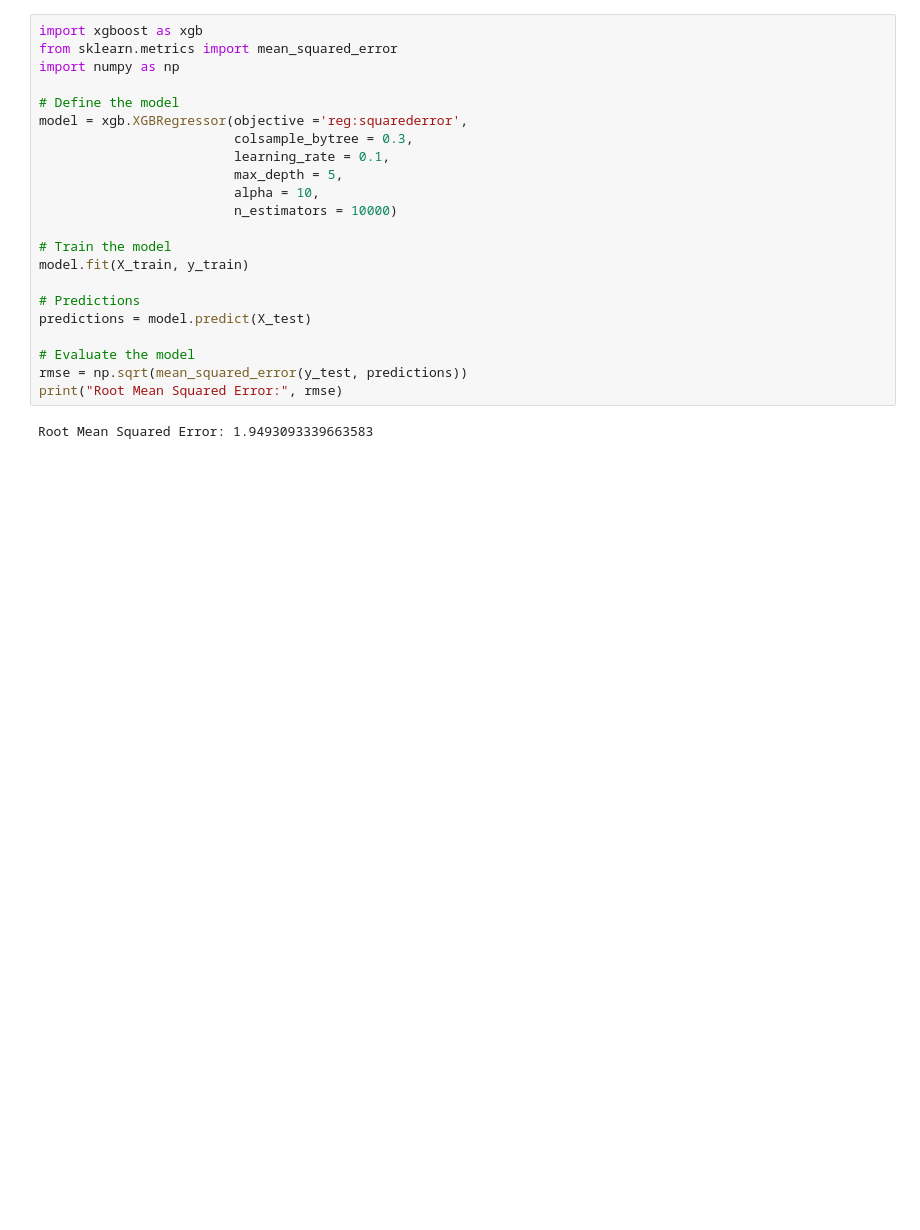
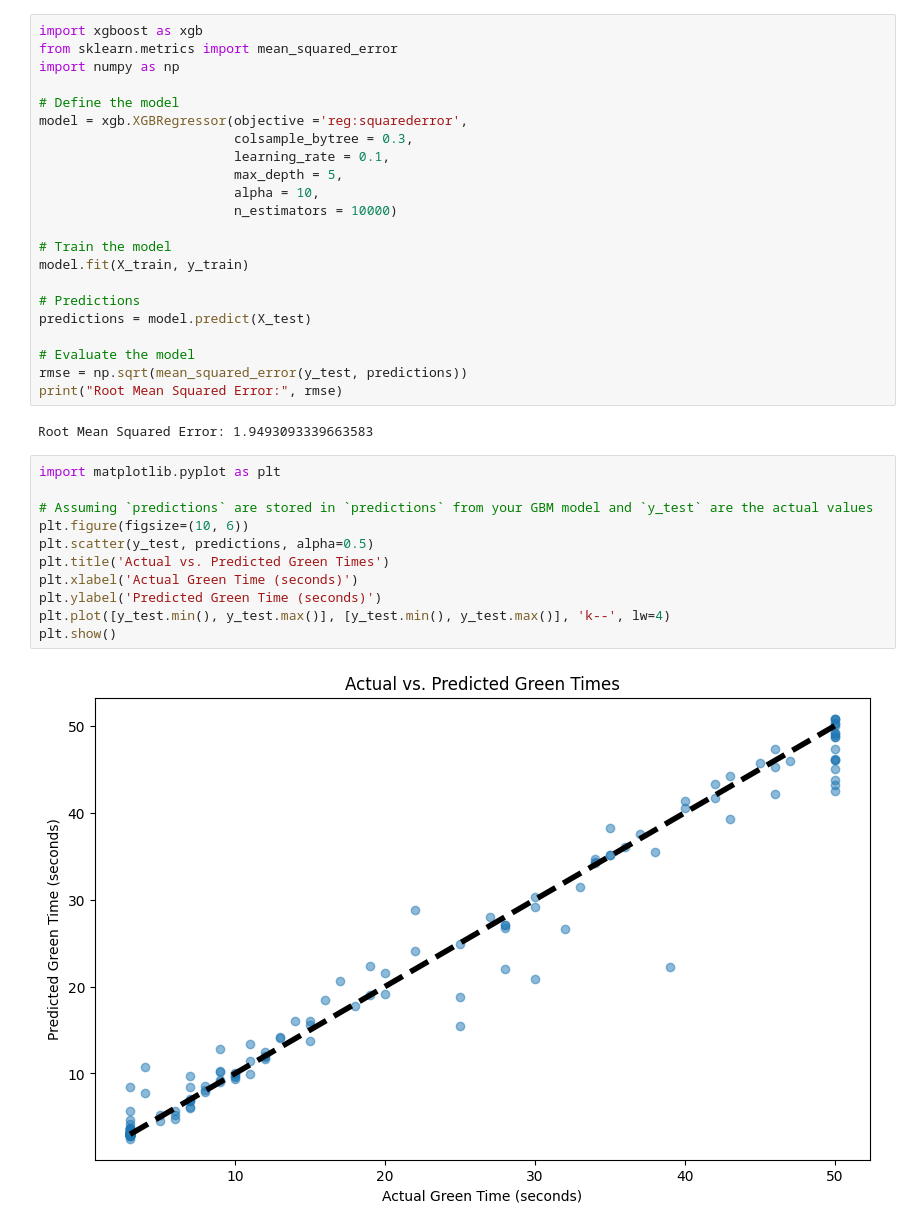
Before and after one commit to Ahmad142300/AdaptiveTrafficLightSystem, a Jupyter notebook: deep_rl.ipynb, the cells around one changed output. Saved outputs shown, nothing was run; the diff lists cells and outputs as text; blank space fills up the shorter version.

Commit message:
added plots to visualize results

```diff
--- a/deep_rl.ipynb
+++ b/deep_rl.ipynb
@@ -239,3 +239,16 @@ rmse = np.sqrt(mean_squared_error(y_test, predictions))
 print("Root Mean Squared Error:", rmse)
 # %% [output]
 Root Mean Squared Error: 1.9493093339663583
+# %%
+import matplotlib.pyplot as plt
+
+# Assuming `predictions` are stored in `predictions` from your GBM model and `y_test` are the actual values
+plt.figure(figsize=(10, 6))
+plt.scatter(y_test, predictions, alpha=0.5)
+plt.title('Actual vs. Predicted Green Times')
+plt.xlabel('Actual Green Time (seconds)')
+plt.ylabel('Predicted Green Time (seconds)')
+plt.plot([y_test.min(), y_test.max()], [y_test.min(), y_test.max()], 'k--', lw=4)
+plt.show()
+# %% [output]
+[figure, added]
```
Also changed, not shown: parts of 2 cells of this notebook, 5 other files.
